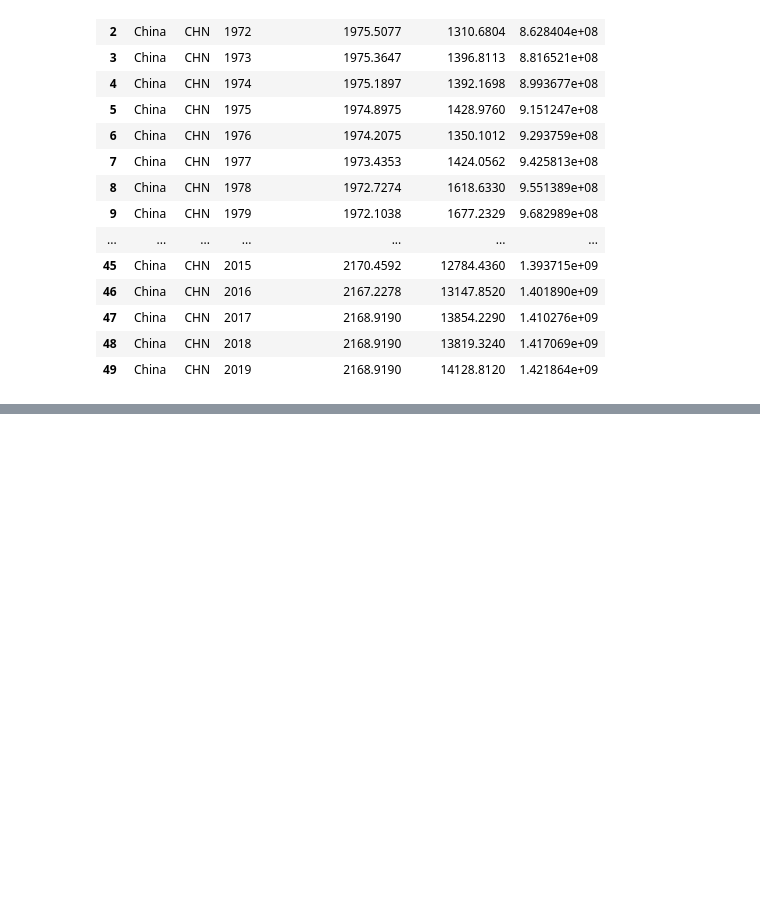
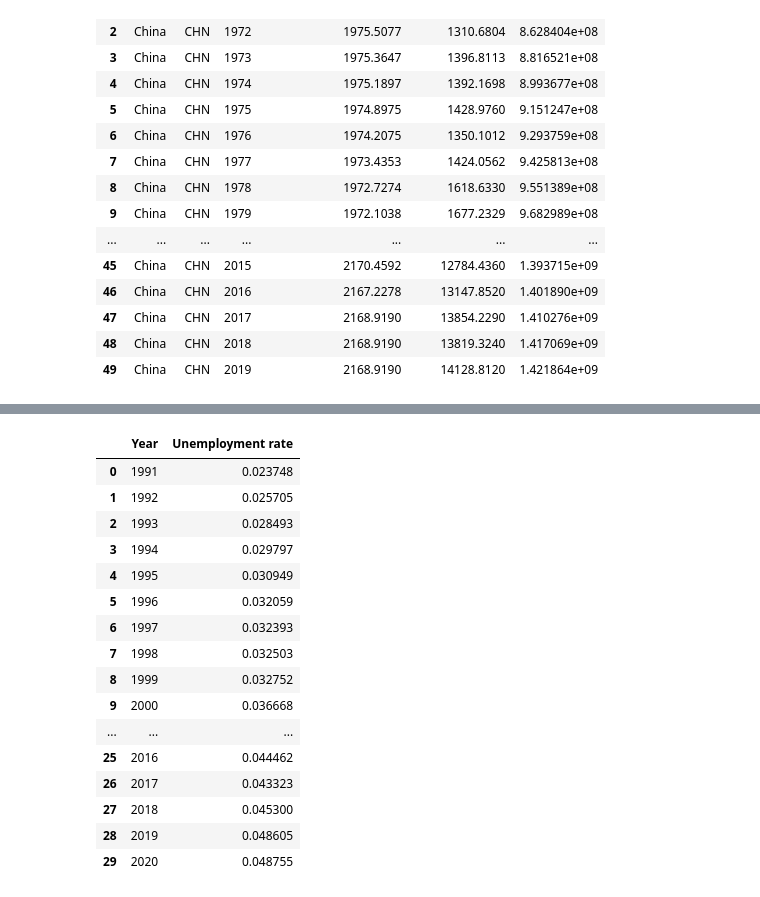
Before and after one commit to QIYIHAN/DE-on-GDP-and-Economy, a Jupyter notebook: Article Data Fetching(OCR+SVG)/Article Data Fetching(OCR).ipynb, the cells around one changed output, grey strips where cells are left out. Cells and saved outputs as stored; diff of their text form; code cells hidden in the pictures; blank space fills up the shorter version.

```diff
--- a/Article Data Fetching(OCR+SVG)/Article Data Fetching(OCR).ipynb
+++ b/Article Data Fetching(OCR+SVG)/Article Data Fetching(OCR).ipynb
@@ -255,0 +371,25 @@ result2_1
+# %%
+#### Method A: WebPlotDigitizer
+Unemployment_rate_raw = pd.read_csv('Unemployed rate_raw.csv')
+Unemployment_rate_raw.columns = ['Year','Unemployment rate']
+Unemployment_rate_raw['Year'] = Unemployment_rate_raw['Year'].apply(int)
+result6_1 = Unemployment_rate_raw.groupby('Year')['Unemployment rate'].mean().reset_index()
+result6_1
+# %% [output]
+|  | Year | Unemployment rate |
+| 0 | 1991 | 0.023748 |
+| 1 | 1992 | 0.025705 |
+| 2 | 1993 | 0.028493 |
+| 3 | 1994 | 0.029797 |
+| 4 | 1995 | 0.030949 |
+| 5 | 1996 | 0.032059 |
+| 6 | 1997 | 0.032393 |
+| 7 | 1998 | 0.032503 |
+| 8 | 1999 | 0.032752 |
+| 9 | 2000 | 0.036668 |
+| ... | ... | ... |
+| 25 | 2016 | 0.044462 |
+| 26 | 2017 | 0.043323 |
+| 27 | 2018 | 0.045300 |
+| 28 | 2019 | 0.048605 |
+| 29 | 2020 | 0.048755 |
```
Also changed, not shown: parts of 26 cells of this notebook.
